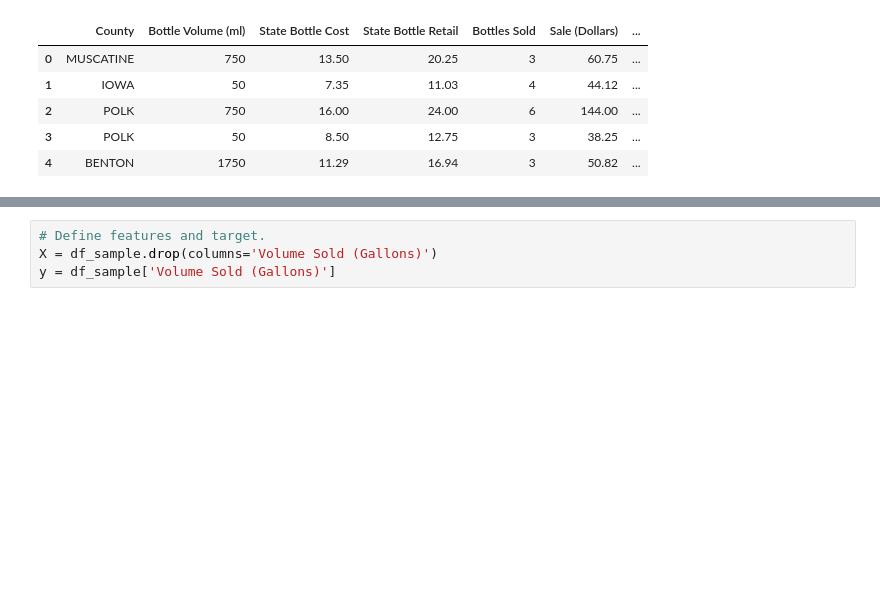
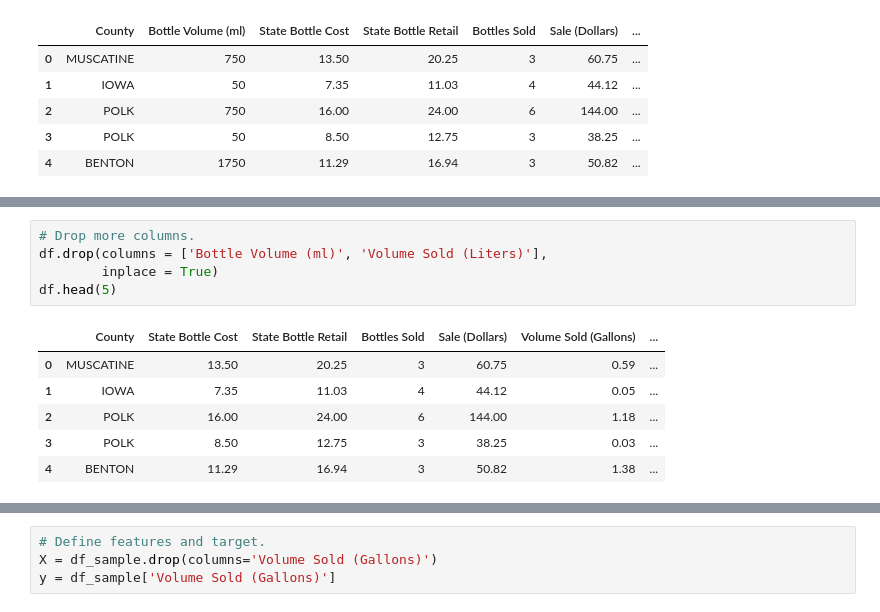
Before and after one commit to edleafvirtual/Project-2.-Iowa_Liquor_Sales, a Jupyter notebook: Part_B--ML_Modeling.ipynb, the cells around one changed output, grey strips where cells are left out. Drawn from its saved outputs; the diff is of its cells as text; blank space fills up the shorter version.

```diff
--- a/Part_B--ML_Modeling.ipynb
+++ b/Part_B--ML_Modeling.ipynb
@@ -354,0 +358,12 @@ df.head()
+# %%
+# Drop more columns.
+df.drop(columns = ['Bottle Volume (ml)', 'Volume Sold (Liters)'],
+        inplace = True)
+df.head(5)
+# %% [output]
+|  | County | State Bottle Cost | State Bottle Retail | Bottles Sold | Sale (Dollars) | Volume Sold (Gallons) | ... |
+| 0 | MUSCATINE | 13.50 | 20.25 | 3 | 60.75 | 0.59 | ... |
+| 1 | IOWA | 7.35 | 11.03 | 4 | 44.12 | 0.05 | ... |
+| 2 | POLK | 16.00 | 24.00 | 6 | 144.00 | 1.18 | ... |
+| 3 | POLK | 8.50 | 12.75 | 3 | 38.25 | 0.03 | ... |
+| 4 | BENTON | 11.29 | 16.94 | 3 | 50.82 | 1.38 | ... |
```
Also changed, not shown: parts of 121 cells of this notebook.
